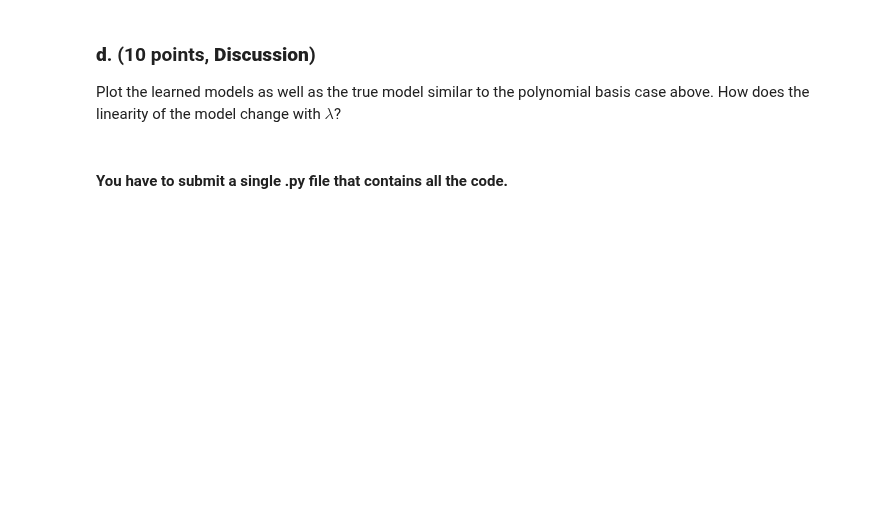
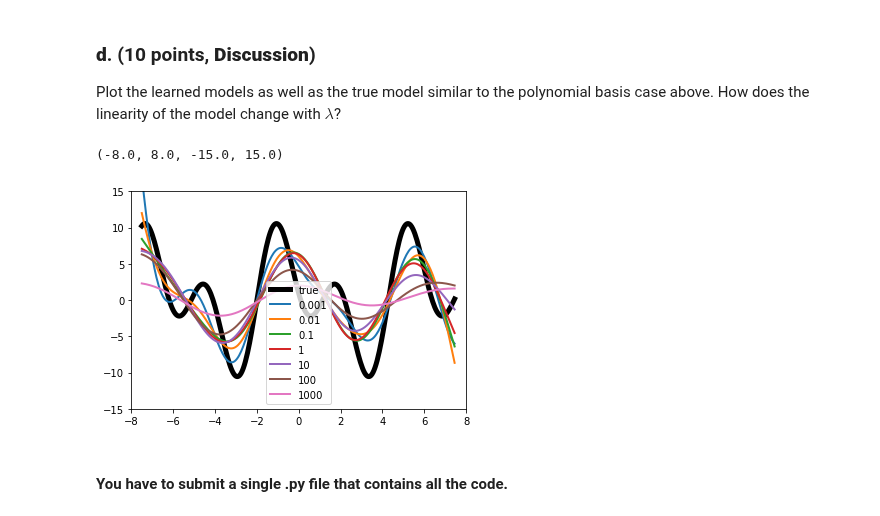
Before and after one commit to thetathya/ML-Assignment, a Jupyter notebook: Assignment_1.ipynb, the cells around one changed output. Saved outputs shown, nothing was run; the diff lists cells and outputs as text; code cells hidden in the pictures; blank space fills up the shorter version.

```diff
--- a/Assignment_1.ipynb
+++ b/Assignment_1.ipynb
@@ -306,2 +302,16 @@ Plot the learned models as well as the true model similar to the polynomial basi
+# %%
+plt.figure()
+plt.plot(x_true, y_true, marker='None', linewidth=5, color='k')
+
+for i in range(len(lam)):
+    X_d = radial_basis_transform(x_true, X_trn, gamma=0.1)
+    y_d = X_d @ w[i]
+    plt.plot(x_true, y_d, marker='None', linewidth=2)
+
+plt.legend(['true'] + lam)
+plt.axis([-8, 8, -15, 15])
+# %% [output]
+(-8.0, 8.0, -15.0, 15.0)
+[figure, added]
 # %% [markdown]
 #### You have to submit a single .py file that contains all the code.
```
Also changed, not shown: parts of 6 cells of this notebook.
